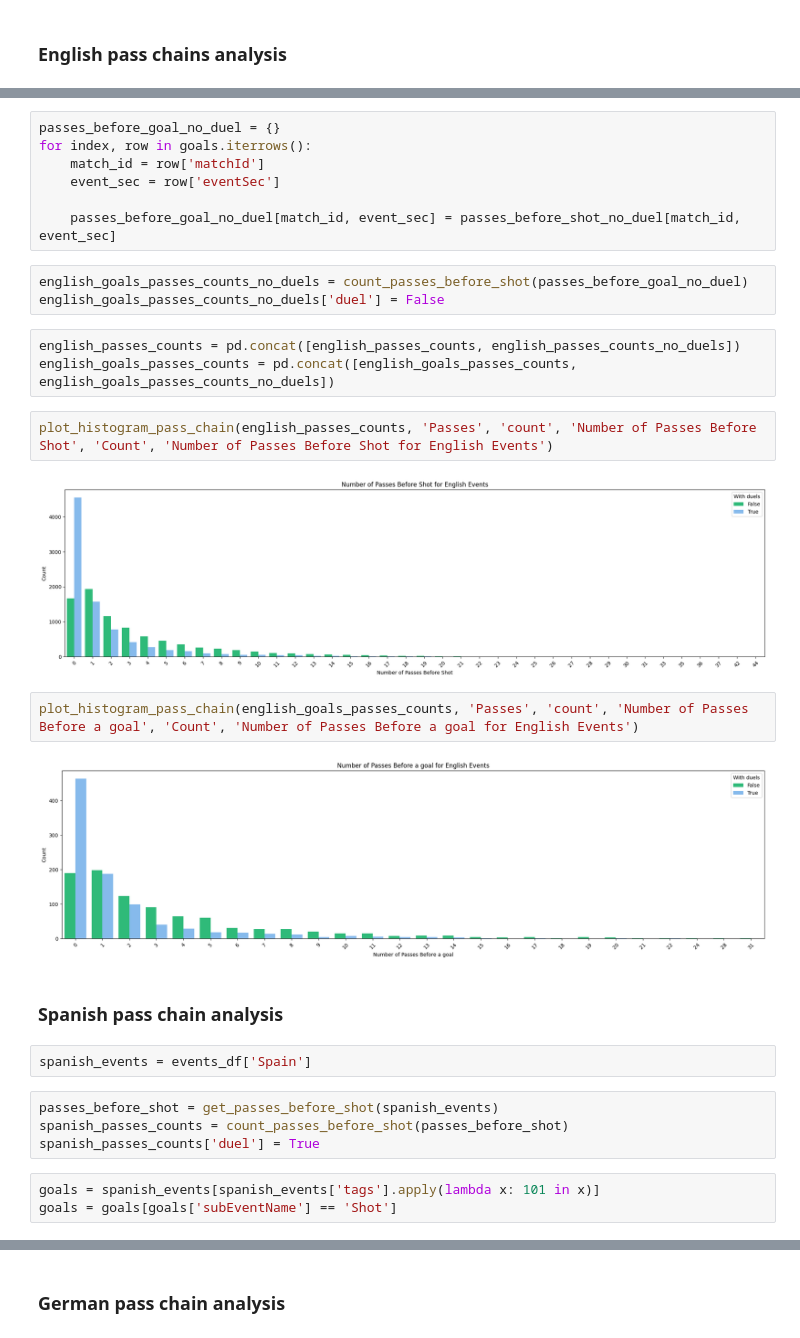
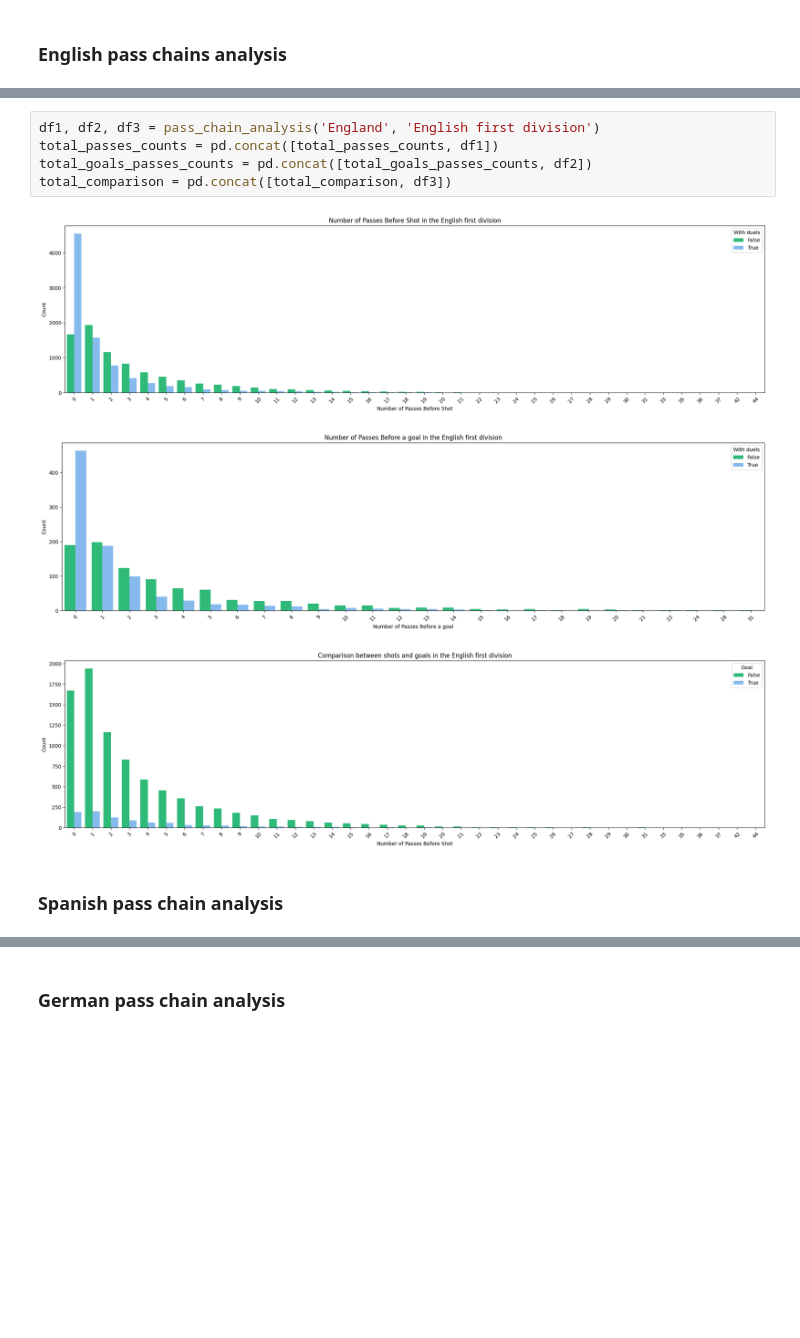
Before and after one commit to PasqualeEsposito/Geospatial_Analytics, a Jupyter notebook: Pass_chains_analysis.ipynb, the cells around one changed output, grey strips where cells are left out. Cells and saved outputs as stored; diff of their text form; blank space fills up the shorter version.

```diff
--- a/Pass_chains_analysis.ipynb
+++ b/Pass_chains_analysis.ipynb
@@ -138,32 +133,11 @@ goals = goals[goals['subEventName'] == 'Shot']
-# %%
-passes_before_goal_no_duel = {}
-for index, row in goals.iterrows():
-    match_id = row['matchId']
-    event_sec = row['eventSec']
-
-    passes_before_goal_no_duel[match_id, event_sec] = passes_before_shot_no_duel[match_id, event_sec]
-# %%
-english_goals_passes_counts_no_duels = count_passes_before_shot(passes_before_goal_no_duel)
-english_goals_passes_counts_no_duels['duel'] = False
-# %%
-english_passes_counts = pd.concat([english_passes_counts, english_passes_counts_no_duels])
-english_goals_passes_counts = pd.concat([english_goals_passes_counts, english_goals_passes_counts_no_duels])
-# %%
-plot_histogram_pass_chain(english_passes_counts, 'Passes', 'count', 'Number of Passes Before Shot', 'Count', 'Number of Passes Before Shot for English Events')
-# %% [output]
-[figure, removed]
-# %%
-plot_histogram_pass_chain(english_goals_passes_counts, 'Passes', 'count', 'Number of Passes Before a goal', 'Count', 'Number of Passes Before a goal for English Events')
-# %% [output]
-[figure, removed]
+# %%
+df1, df2, df3 = pass_chain_analysis('England', 'English first division')
+total_passes_counts = pd.concat([total_passes_counts, df1])
+total_goals_passes_counts = pd.concat([total_goals_passes_counts, df2])
+total_comparison = pd.concat([total_comparison, df3])
+# %% [output]
+[figure, added]
+[figure, added]
+[figure, added]
 # %% [markdown]
 ### Spanish pass chain analysis
-# %%
-spanish_events = events_df['Spain']
-# %%
-passes_before_shot = get_passes_before_shot(spanish_events)
-spanish_passes_counts = count_passes_before_shot(passes_before_shot)
-spanish_passes_counts['duel'] = True
-# %%
-goals = spanish_events[spanish_events['tags'].apply(lambda x: 101 in x)]
-goals = goals[goals['subEventName'] == 'Shot']
```
Also changed, not shown: parts of 112 cells of this notebook, 1 other file.
